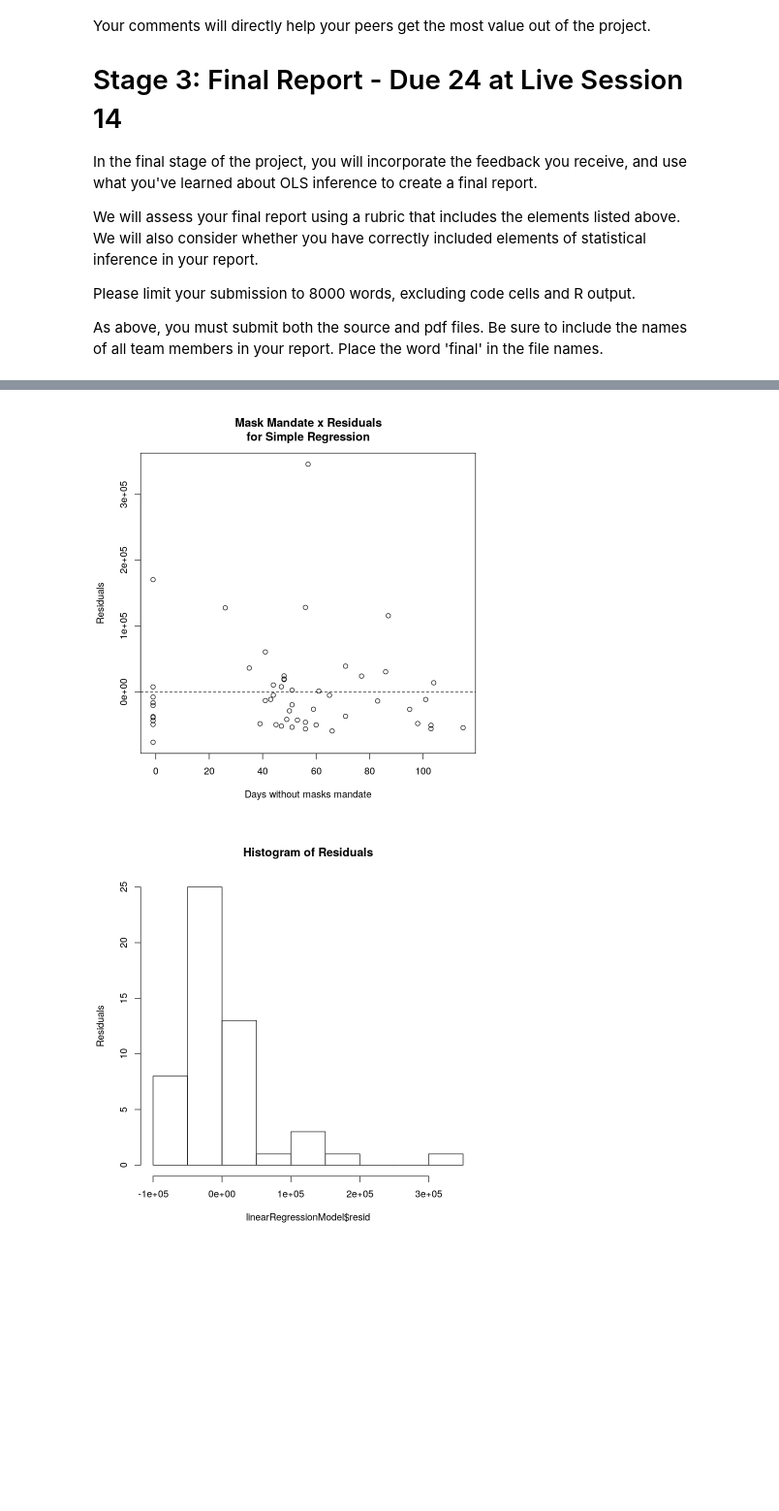
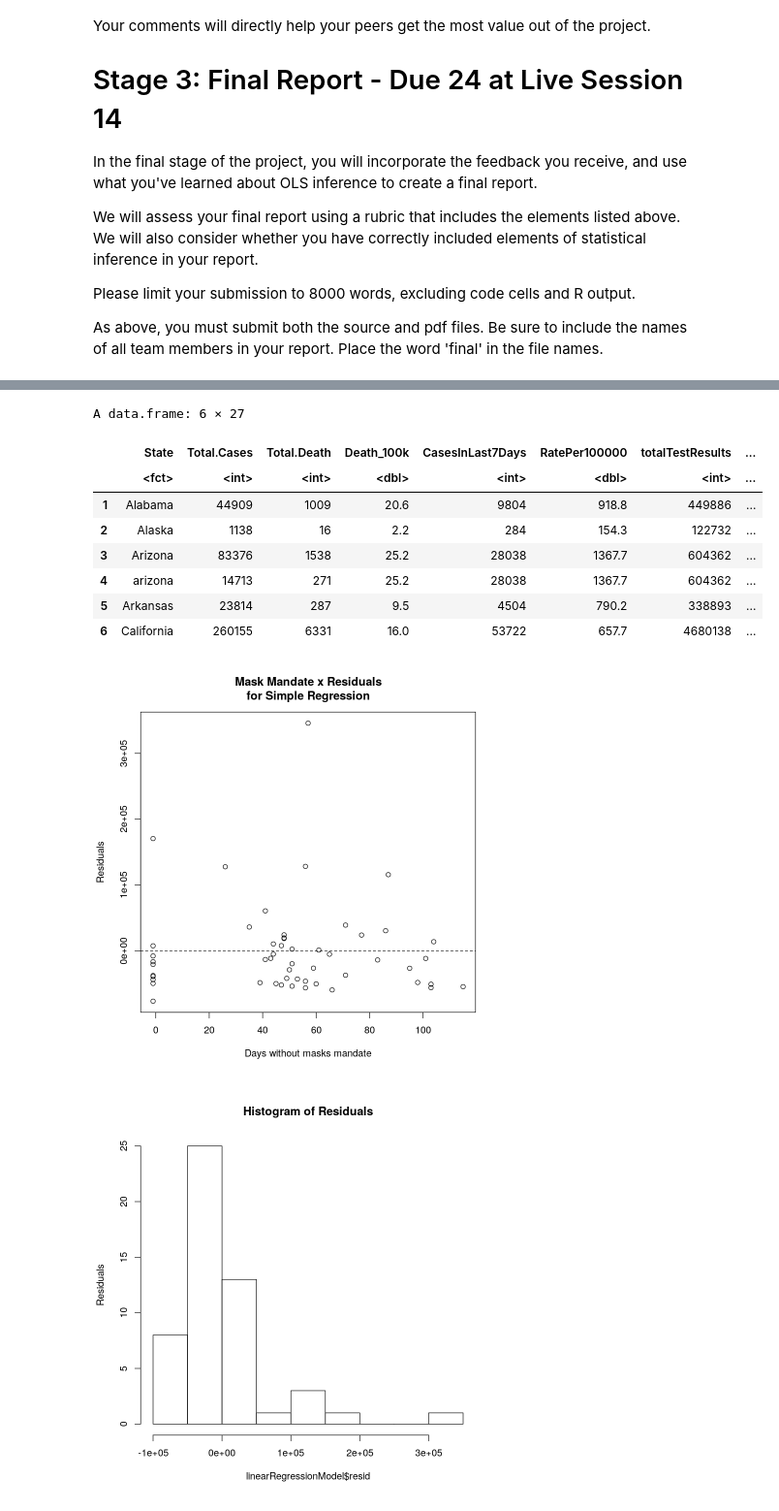
Before and after one commit to ericlundy87/Lab-3-A-Regression-Study-of-COVID-19, a Jupyter notebook: lab_3.ipynb, the cells around one changed output, grey strips where cells are left out. Shown: that part at 97% size. Cells and saved outputs as stored; diff of their text form; code cells hidden in the pictures; blank space fills up the shorter version.

```diff
--- a/lab_3.ipynb
+++ b/lab_3.ipynb
@@ -157,19 +181,31 @@ As above, you must submit both the source and pdf files.  Be sure to include the
 # %%
 dataSet = read.csv("covid-19_dataset.csv")  # read csv file
+
+head(dataSet)
+
 linearRegressionModel = lm(Total.Cases~Days_till_mask_was_Mandated, data=dataSet)
 
 #Spend x Residuals Plot
 plot(linearRegressionModel$resid~dataSet$Days_till_mask_was_Mandated[order(dataSet$Days_till_mask_was_Mandated)],
  main="Mask Mandate x Residuals\nfor Simple Regression",
  xlab="Days without masks mandate", ylab="Residuals")
 abline(h=0,lty=2)
 #Histogram of Residuals
 hist(linearRegressionModel$resid, main="Histogram of Residuals",
  ylab="Residuals")
 #Q-Q Plot
 qqnorm(linearRegressionModel$resid)
 qqline(linearRegressionModel$resid)
 # %% [output]
+A data.frame: 6 × 27
+|  | State | Total.Cases | Total.Death | Death_100k | CasesInLast7Days | RatePer100000 | totalTestResults | ... |
+|  | <fct> | <int> | <int> | <dbl> | <int> | <dbl> | <int> | ... |
+| 1 | Alabama | 44909 | 1009 | 20.6 | 9804 | 918.8 | 449886 | ... |
+| 2 | Alaska | 1138 | 16 | 2.2 | 284 | 154.3 | 122732 | ... |
+| 3 | Arizona | 83376 | 1538 | 25.2 | 28038 | 1367.7 | 604362 | ... |
+| 4 | arizona | 14713 | 271 | 25.2 | 28038 | 1367.7 | 604362 | ... |
+| 5 | Arkansas | 23814 | 287 | 9.5 | 4504 | 790.2 | 338893 | ... |
+| 6 | California | 260155 | 6331 | 16.0 | 53722 | 657.7 | 4680138 | ... |
 [figure]
 [figure]
 [figure]
```
Also changed, not shown: parts of 1 cell of this notebook.
